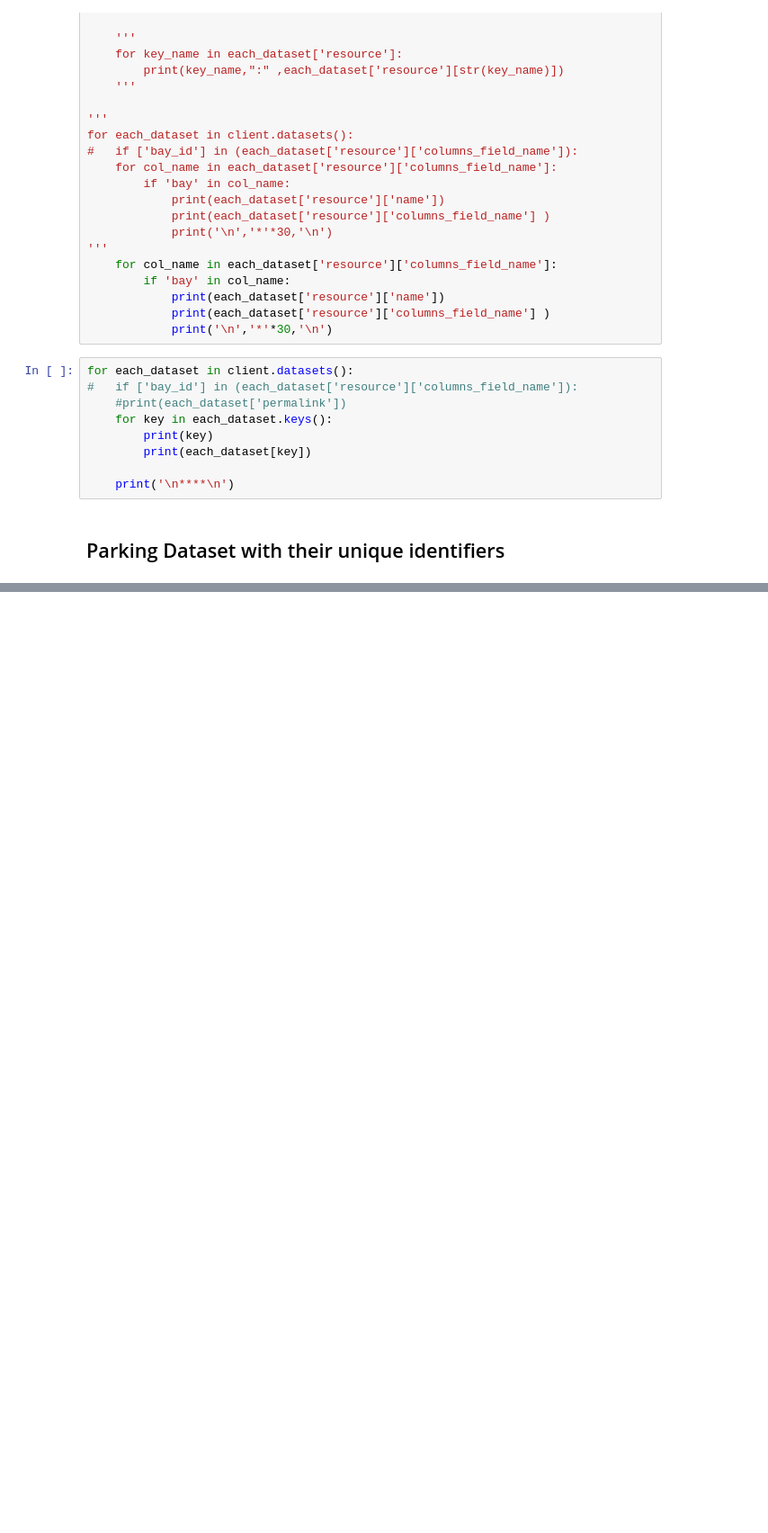
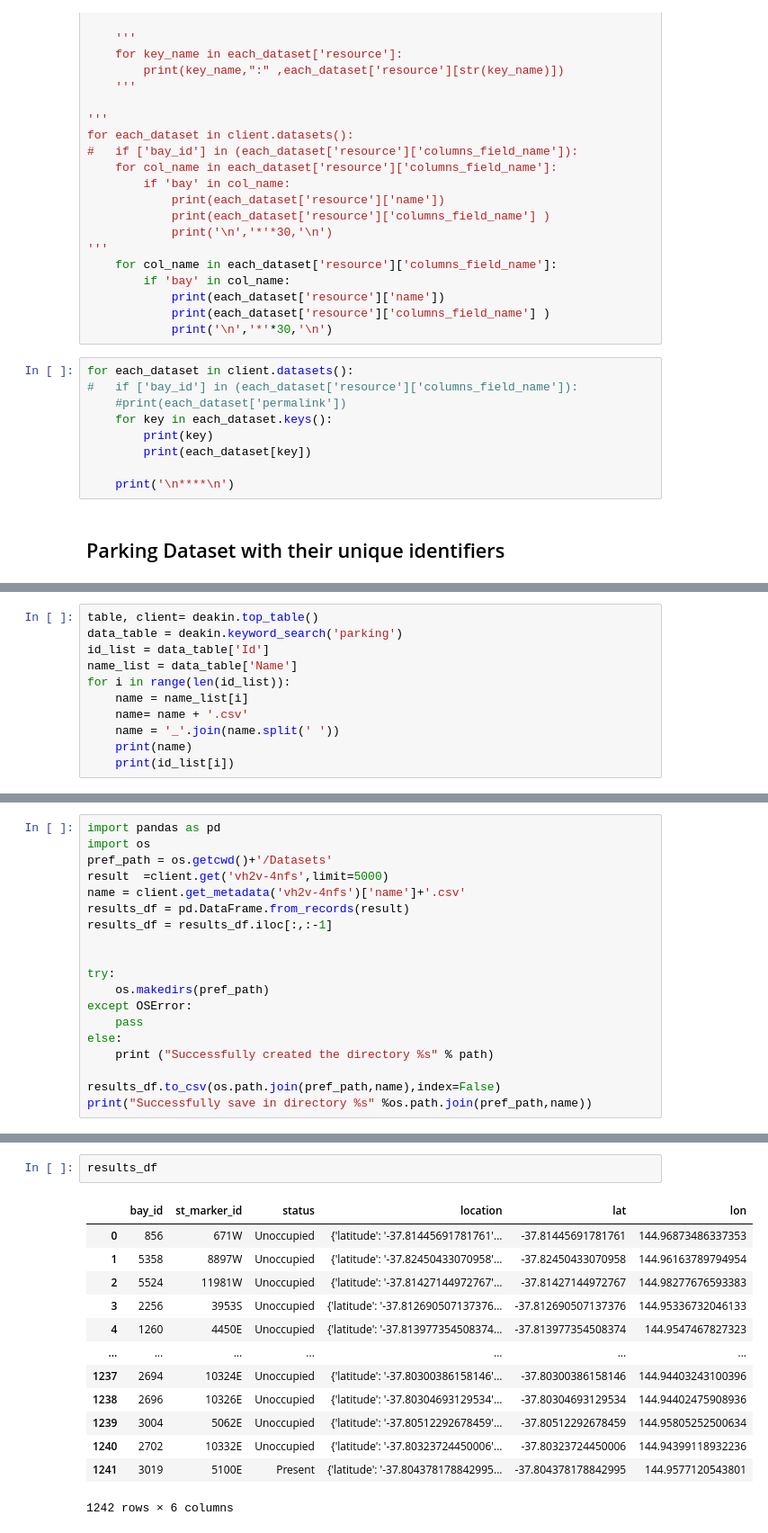
Before and after one commit to Chameleon-company/MOP, a Jupyter notebook: Oscar/example.ipynb, the cells around one changed output, grey strips where cells are left out. Shown at 90% size. Cells and saved outputs as stored; diff of their text form; blank space fills up the shorter version.

```diff
--- a/Oscar/example.ipynb
+++ b/Oscar/example.ipynb
@@ -97,0 +158,11 @@ for each_dataset in client.datasets():
+# %%
+table, client= deakin.top_table()
+data_table = deakin.keyword_search('parking')
+id_list = data_table['Id']
+name_list = data_table['Name']
+for i in range(len(id_list)):
+    name = name_list[i]
+    name= name + '.csv'
+    name = '_'.join(name.split(' '))
+    print(name)
+    print(id_list[i])
@@ -97,0 +187,19 @@ for each_dataset in client.datasets():
+# %%
+import pandas as pd
+import os
+pref_path = os.getcwd()+'/Datasets'
+result  =client.get('vh2v-4nfs',limit=5000)
+name = client.get_metadata('vh2v-4nfs')['name']+'.csv'
+results_df = pd.DataFrame.from_records(result)
+results_df = results_df.iloc[:,:-1]
+
+
+try:
+    os.makedirs(pref_path)
+except OSError:
+    pass
+else:
+    print ("Successfully created the directory %s" % path)
+
+results_df.to_csv(os.path.join(pref_path,name),index=False)
+print("Successfully save in directory %s" %os.path.join(pref_path,name))
@@ -97,0 +209,16 @@ for each_dataset in client.datasets():
+# %%
+results_df
+# %% [output]
+|  | bay_id | st_marker_id | status | location | lat | lon |
+| 0 | 856 | 671W | Unoccupied | {'latitude': '-37.81445691781761'... | -37.81445691781761 | 144.96873486337353 |
+| 1 | 5358 | 8897W | Unoccupied | {'latitude': '-37.82450433070958'... | -37.82450433070958 | 144.96163789794954 |
+| 2 | 5524 | 11981W | Unoccupied | {'latitude': '-37.81427144972767'... | -37.81427144972767 | 144.98277676593383 |
+| 3 | 2256 | 3953S | Unoccupied | {'latitude': '-37.812690507137376... | -37.812690507137376 | 144.95336732046133 |
+| 4 | 1260 | 4450E | Unoccupied | {'latitude': '-37.813977354508374... | -37.813977354508374 | 144.9547467827323 |
+| ... | ... | ... | ... | ... | ... | ... |
+| 1237 | 2694 | 10324E | Unoccupied | {'latitude': '-37.80300386158146'... | -37.80300386158146 | 144.94403243100396 |
+| 1238 | 2696 | 10326E | Unoccupied | {'latitude': '-37.80304693129534'... | -37.80304693129534 | 144.94402475908936 |
+| 1239 | 3004 | 5062E | Unoccupied | {'latitude': '-37.80512292678459'... | -37.80512292678459 | 144.95805252500634 |
+| 1240 | 2702 | 10332E | Unoccupied | {'latitude': '-37.80323724450006'... | -37.80323724450006 | 144.94399118932236 |
+| 1241 | 3019 | 5100E | Present | {'latitude': '-37.804378178842995... | -37.804378178842995 | 144.9577120543801 |
+1242 rows × 6 columns
```
Also changed, not shown: parts of 10 cells of this notebook, 6 other files.
